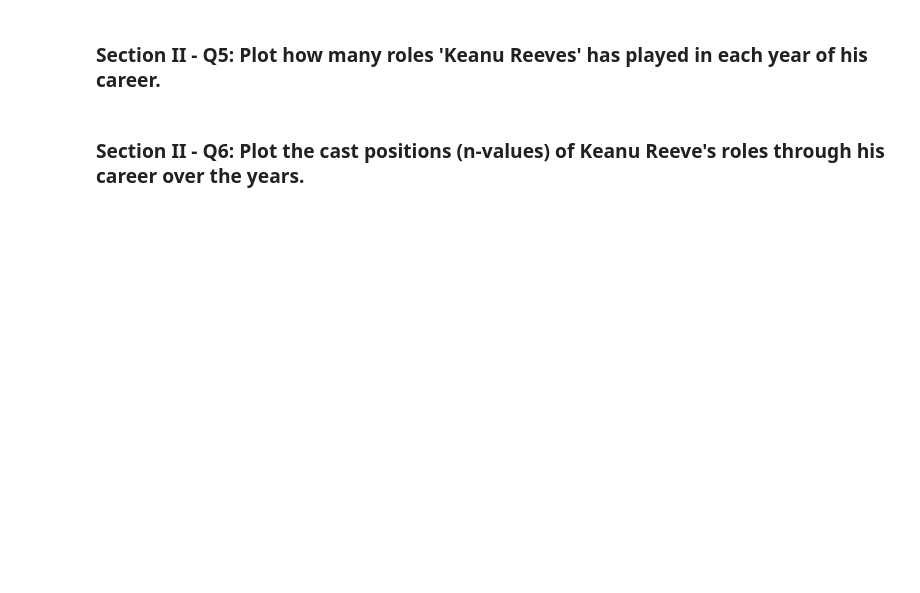
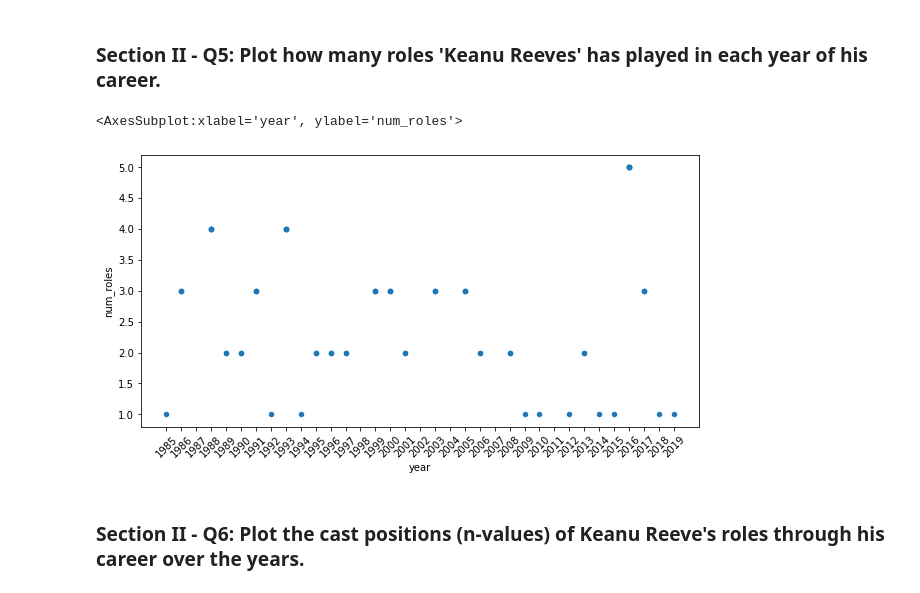
Before and after one commit to springboard-curriculum/mec-mini-projects, a Jupyter notebook: mec-5.3.10-data-wranging-with-pandas-mini-project/Mini_Project_Data_Wrangling_Pandas.ipynb, the cells around one changed output. Cells and saved outputs as stored; diff of their text form; code cells hidden in the pictures; blank space fills up the shorter version.

```diff
--- a/mec-5.3.10-data-wranging-with-pandas-mini-project/Mini_Project_Data_Wrangling_Pandas.ipynb
+++ b/mec-5.3.10-data-wranging-with-pandas-mini-project/Mini_Project_Data_Wrangling_Pandas.ipynb
@@ -167,3 +339,7 @@ len(movies[movies.year == 2017])
 (A) How many roles has 'Keanu Reeves' played throughout his career?
 
 (B) List the leading roles that 'Keanu Reeves' played on or after 1999 in order by year.
+# %%
+keanu_roles = cast[cast['name'] == 'Keanu Reeves']
+main_roles = keanu_roles.set_index('year').sort_index().dropna()
+keanu_roles.set_index('year').sort_index()
@@ -217,4 +647,14 @@ top_ten.plot(kind='barh')
 # %% [markdown]
 ### Section II - Q5: Plot how many roles 'Keanu Reeves' has played in each year of his career.
+# %%
+keanu_sorted = keanu_roles.set_index('year').sort_index()
+keanu_sorted['num_roles'] = keanu_sorted.value_counts(subset='year')
+keanu_sorted.reset_index().plot(kind='scatter', x='year', y='num_roles',figsize=(10, 5), xticks=range(1985, 2020),
+                                rot=45)
+#keanu_sorted.groupby('year')['num_roles'].max()
+#keanu_sorted.plot?
+# %% [output]
+<AxesSubplot:xlabel='year', ylabel='num_roles'>
+[figure, added]
 # %% [markdown]
 ### Section II - Q6: Plot the cast positions (n-values) of Keanu Reeve's roles through his career over the years.
```
Also changed, not shown: parts of 53 cells of this notebook.
